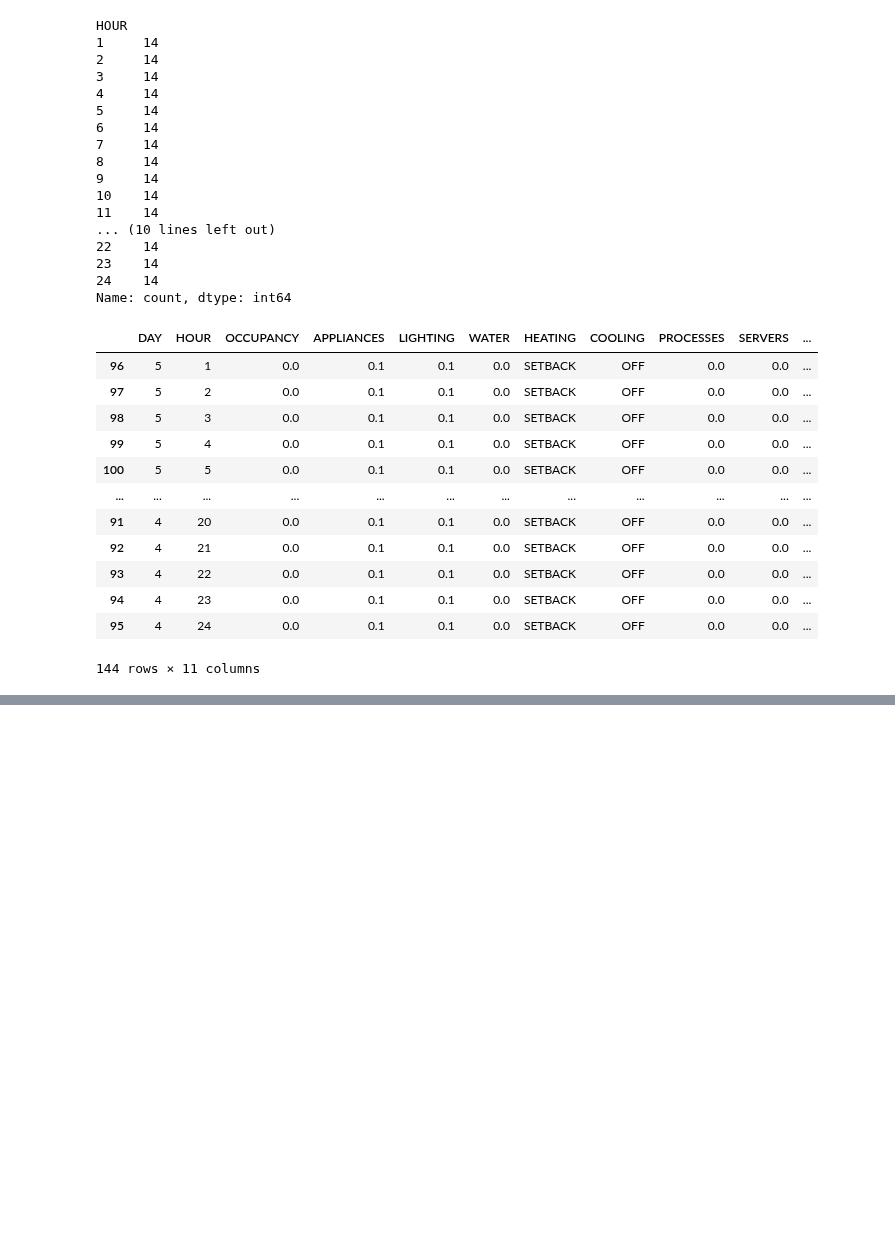
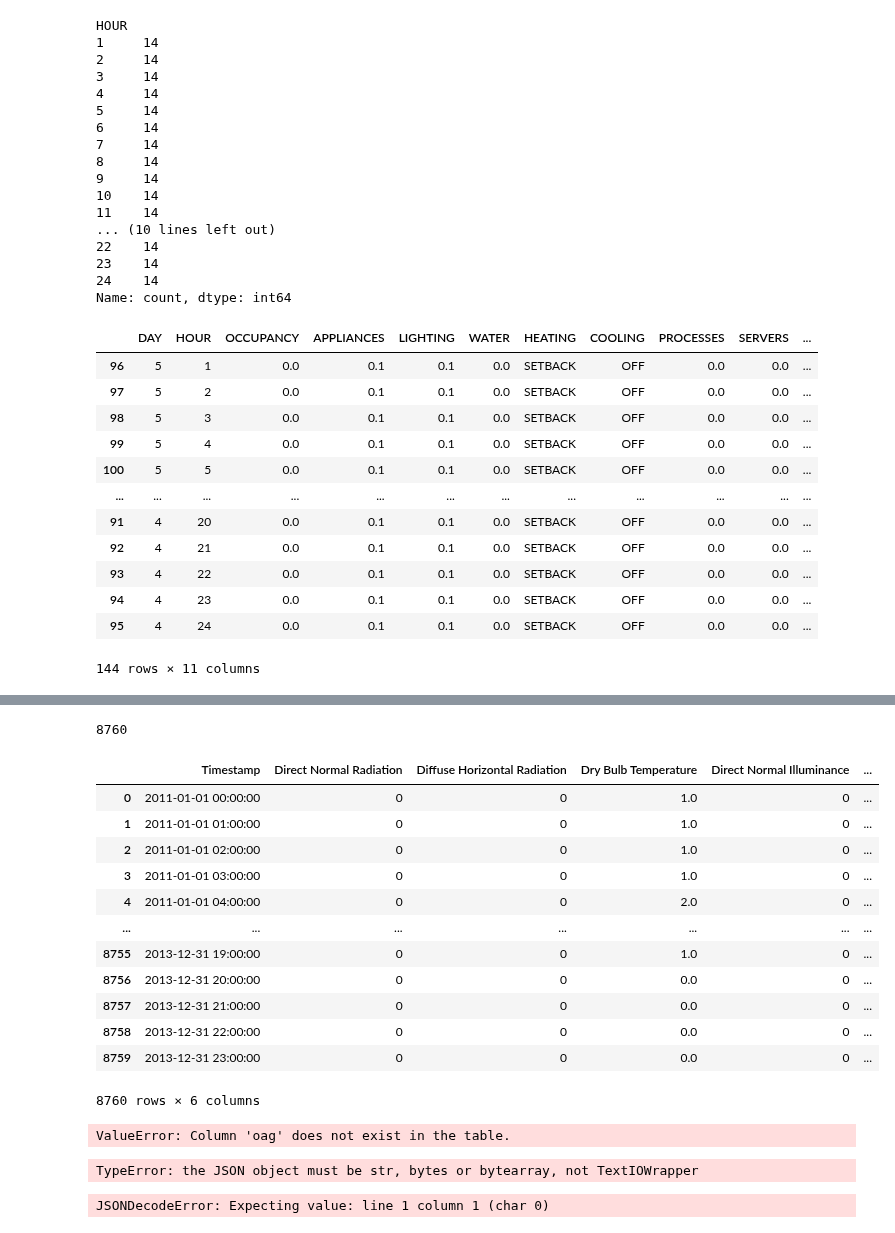
Before and after one commit to RWTH-EBC/districtgenerator, a Jupyter notebook: test.ipynb, the cells around one changed output, grey strips where cells are left out. Drawn from its saved outputs; the diff is of its cells as text; code cells hidden in the pictures; blank space fills up the shorter version.

```diff
--- a/test.ipynb
+++ b/test.ipynb
@@ -308,0 +525,27 @@ get_tek('oag')
+# %%
+df["Timestamp"].nunique()
+# %% [output]
+8760
+# %%
+df = getEpWeather(r'C:\Users\felix\Programmieren\tecdm\src\districtgenerator\data\weather\EPW\DEU_BE_Berlin-Schonefeld.AP.103850_TMYx.2004-2018.epw')
+# %%
+df
+# %% [output]
+|  | Timestamp | Direct Normal Radiation | Diffuse Horizontal Radiation | Dry Bulb Temperature | Direct Normal Illuminance | ... |
+| 0 | 2011-01-01 00:00:00 | 0 | 0 | 1.0 | 0 | ... |
+| 1 | 2011-01-01 01:00:00 | 0 | 0 | 1.0 | 0 | ... |
+| 2 | 2011-01-01 02:00:00 | 0 | 0 | 1.0 | 0 | ... |
+| 3 | 2011-01-01 03:00:00 | 0 | 0 | 1.0 | 0 | ... |
+| 4 | 2011-01-01 04:00:00 | 0 | 0 | 2.0 | 0 | ... |
+| ... | ... | ... | ... | ... | ... | ... |
+| 8755 | 2013-12-31 19:00:00 | 0 | 0 | 1.0 | 0 | ... |
+| 8756 | 2013-12-31 20:00:00 | 0 | 0 | 0.0 | 0 | ... |
+| 8757 | 2013-12-31 21:00:00 | 0 | 0 | 0.0 | 0 | ... |
+| 8758 | 2013-12-31 22:00:00 | 0 | 0 | 0.0 | 0 | ... |
+| 8759 | 2013-12-31 23:00:00 | 0 | 0 | 0.0 | 0 | ... |
+8760 rows × 6 columns
+# %%
+import functions.schedule_reader as schedule_reader
+schedule_reader.get_schedule(building_type='oag')
+# %% [output]
+ValueError: Column 'oag' does not exist in the table.
@@ -308,0 +554,9 @@ get_tek('oag')
+# %%
+with open(r'C:\Users\felix\Programmieren\tecdm\src\districtgenerator\data\non_residential_envelope\non_residential_envelope.json') as f:
+    data = json.loads(f)
+# %% [output]
+TypeError: the JSON object must be str, bytes or bytearray, not TextIOWrapper
+# %%
+data = json.loads(r'C:\Users\felix\Programmieren\tecdm\src\districtgenerator\data\non_residential_envelope\non_residential_envelope.json')
+# %% [output]
+JSONDecodeError: Expecting value: line 1 column 1 (char 0)
```
Also changed, not shown: parts of 29 cells of this notebook, 5 other files.
